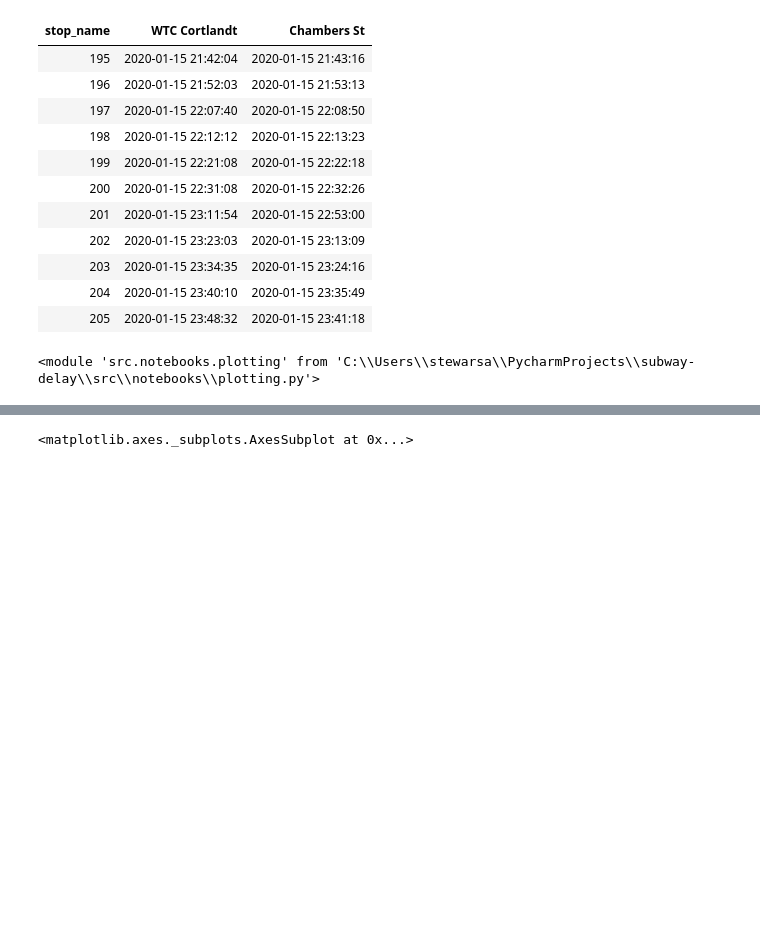
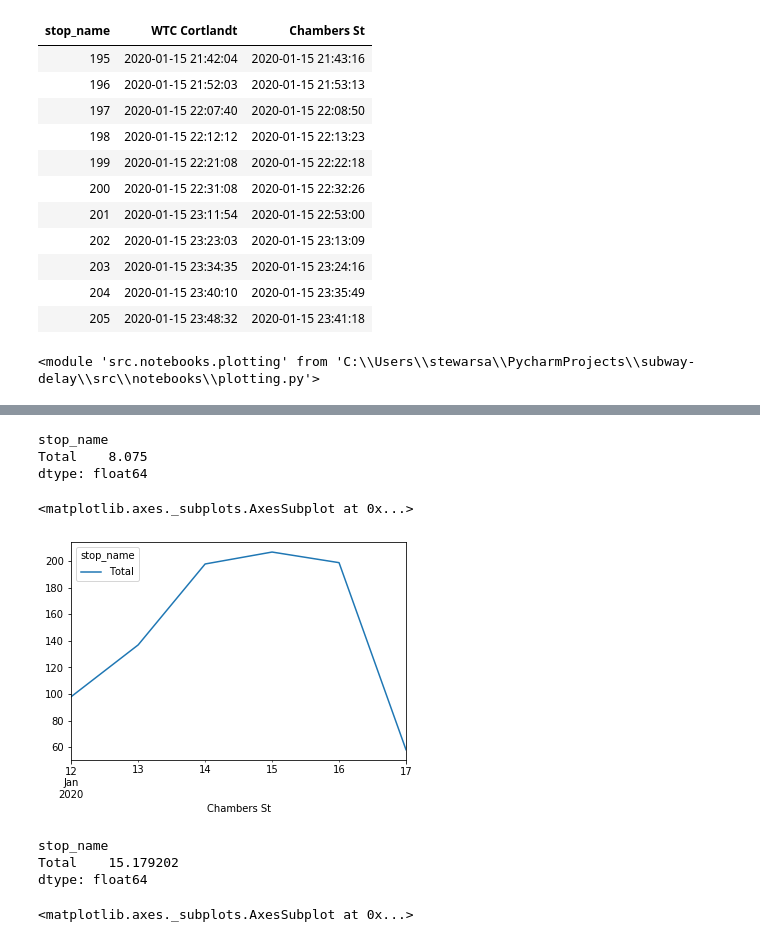
Before and after one commit to samstewart/subway-delay, a Jupyter notebook: src/notebooks/explore.ipynb, the cells around one changed output, grey strips where cells are left out. Cells and saved outputs as stored; diff of their text form; code cells hidden in the pictures; blank space fills up the shorter version.

Commit message:
scripts for parsing out trips

```diff
--- a/src/notebooks/explore.ipynb
+++ b/src/notebooks/explore.ipynb
@@ -44,0 +103,20 @@ stop_names = route['stop_names']
+# %%
+# note: without an index one gets a timeout error and the connnection crashes
+start = datetime(2020, 3, 4, 0, 0, 0)
+end = start + timedelta(days=3)
+# "trip_id": "007450_1..N03R",
+results = db.cleaned_gtfs.find({
+   "direction": "NORTH", "route": "1",
+   "timestamp": {"$lt": end, "$gte": start}},
+                              projection={"_id": False,
+                                          "trip_id": True,
+                                          "status": True,
+                                          "stop_name": True,
+                                          "timestamp": True}
+                              ).sort([('trip_id', pymongo.ASCENDING), ('timestamp', pymongo.ASCENDING)])
+results = pd.DataFrame(results)
+# the trip ID tags are unique up to the day so this will be part of the index
+results['day'] = results.timestamp.dt.round('D')
+pivoted = results.pivot_table(index=['trip_id', 'day'], columns=['stop_name', "status"], values='timestamp', aggfunc='last')
+pivoted
+#pivoted.reindex(stop_names, axis='columns')
@@ -178,3 +344,10 @@ variations.loc[(idx - 5):(idx + 5), :]
 reload(lib)
 # %% [output]
 <module 'src.notebooks.plotting' from 'C:\\Users\\stewarsa\\PycharmProjects\\subway-delay\\src\\notebooks\\plotting.py'>
+# %%
+start = datetime(2020, 1, 13, 9, 0, 0)
+end = start + timedelta(days=1)
+# plot arrivals count for an hour
+d = lib.all_stop_times(db, start, end, ['Chambers St'])
+d['Total'] = 1
+d.set_index('Chambers St', inplace=True)
@@ -181,3 +377,24 @@ reload(lib)
+# %%
+# poisson process means average cumulative number increases linearly in time?
+# can define in terms of constant rate or in term sof integral (average cumulative number)
+# our process can't be Poisson because arrival rate changes throughout the day.
+# so we are taking expectation in time? confused by this
+d.resample('1h').sum().mean()
+# %% [output]
+stop_name
+Total    8.075
+dtype: float64
+# %%
+d.resample('1d').sum().plot()
+# %% [output]
+<matplotlib.axes._subplots.AxesSubplot at 0x...>
+[figure, added]
+# %%
+d.resample('1h').sum().var()
+# %% [output]
+stop_name
+Total    15.179202
+dtype: float64
 # %%
 # plot distribution of times
 
```
Also changed, not shown: parts of 20 cells of this notebook, 4 other files.
